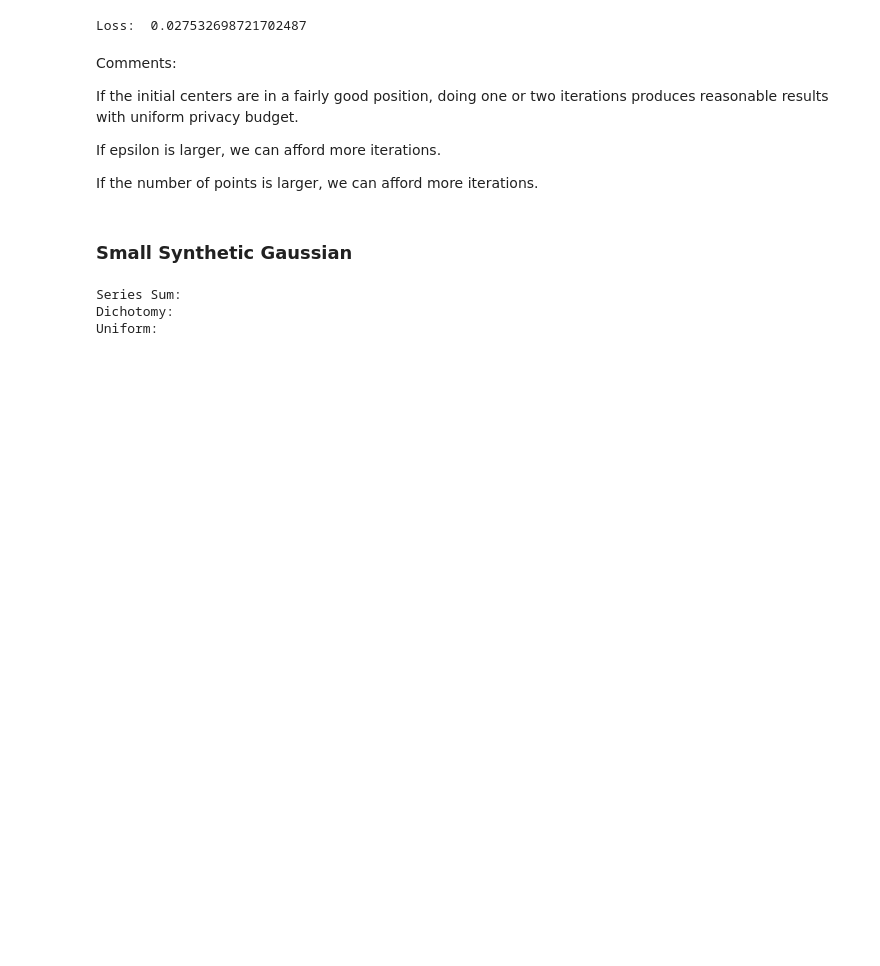
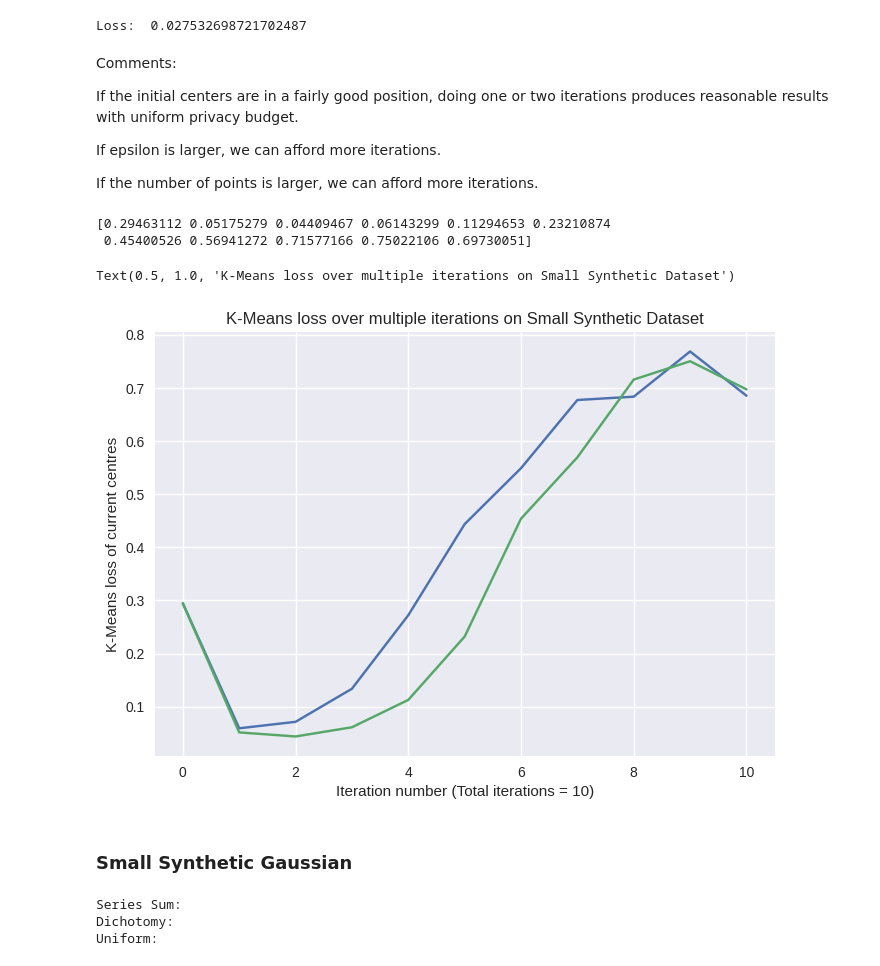
Before and after one commit to amy-ln/dpclustering, a Jupyter notebook: experiments/dplloyd-experiment.ipynb, the cells around one changed output. Cells and saved outputs as stored; diff of their text form; code cells hidden in the pictures; blank space fills up the shorter version.

```diff
--- a/experiments/dplloyd-experiment.ipynb
+++ b/experiments/dplloyd-experiment.ipynb
@@ -163,6 +163,34 @@ def dplloyd_experiment(X, k, epsilon, method, iterations, trials=20, output=Fals
     if output:
         print(f"base seed={base_seed}, average loss={avg_loss}")
     return avg_loss
+# %%
+small = np.load("datasets/synthetic-gaussian.npy")
+total_iters=10
+method="dichotomy"
+epsilon=2
+trials = 100
+
+p = PrivacyBudget(epsilon, None, method, total_iters)
+base_seed = master_rng.integers(low=0, high=100000)
+loss_sums = np.zeros(total_iters + 1)
+for i in range(trials):
+    centres = dplloyd(k=3, X=small, n_iter=total_iters, priv=p, seed=base_seed+i, return_steps=True)
+    for t in range(total_iters + 1):
+        loss_sums[t] = loss_sums[t] + kmeans_loss(centres[t], small)
+loss_each_iter_2 = loss_sums / trials
+print(loss_each_iter_2)
+# %% [output]
+[0.29463112 0.05175279 0.04409467 0.06143299 0.11294653 0.23210874
+ 0.45400526 0.56941272 0.71577166 0.75022106 0.69730051]
+# %%
+plt.plot(range(0,total_iters+1), loss_each_iter_1)
+plt.plot(range(0,total_iters+1), loss_each_iter_2)
+plt.ylabel("K-Means loss of current centres")
+plt.xlabel("Iteration number (Total iterations = 10)")
+plt.title("K-Means loss over multiple iterations on Small Synthetic Dataset")
+# %% [output]
+Text(0.5, 1.0, 'K-Means loss over multiple iterations on Small Synthetic Dataset')
+[figure, added]
 # %% [markdown]
 ### Small Synthetic Gaussian
 # %%
```
Also changed, not shown: 1 other file.
